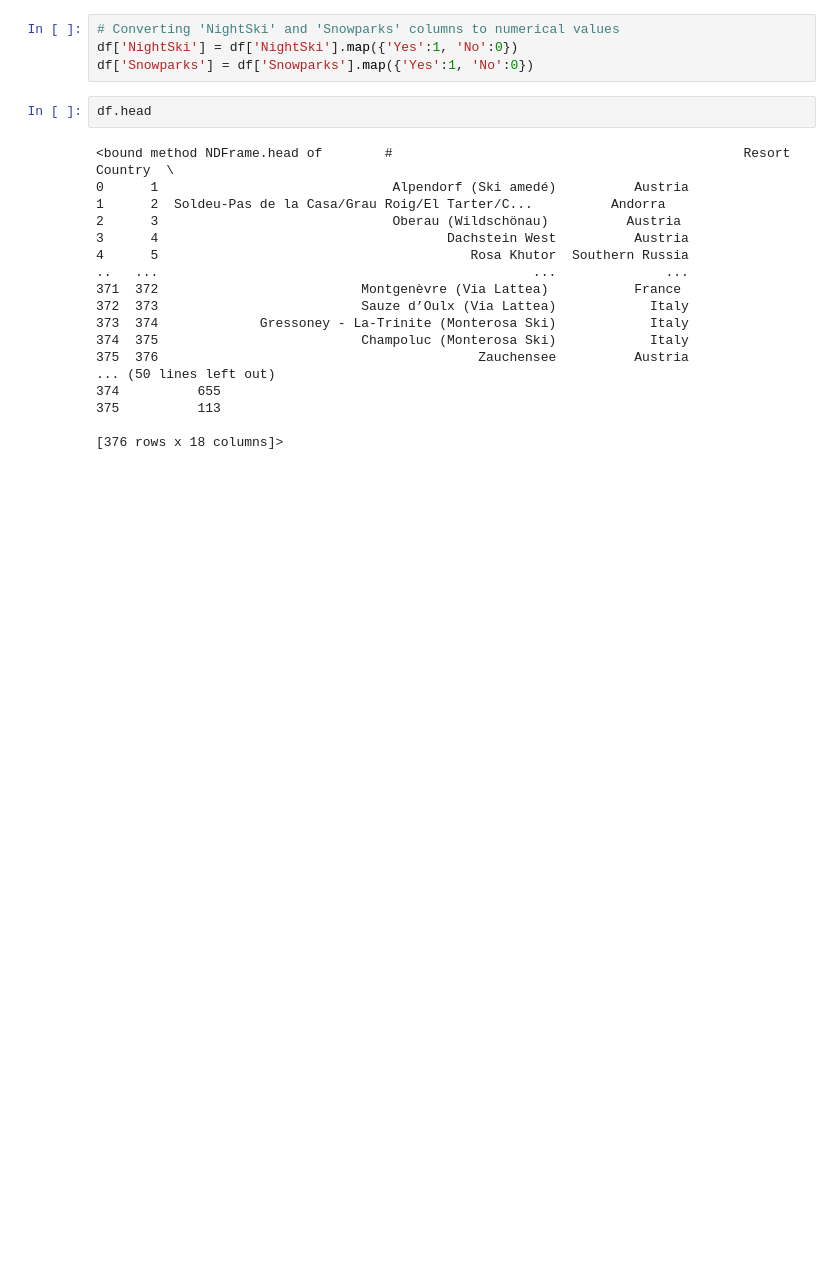
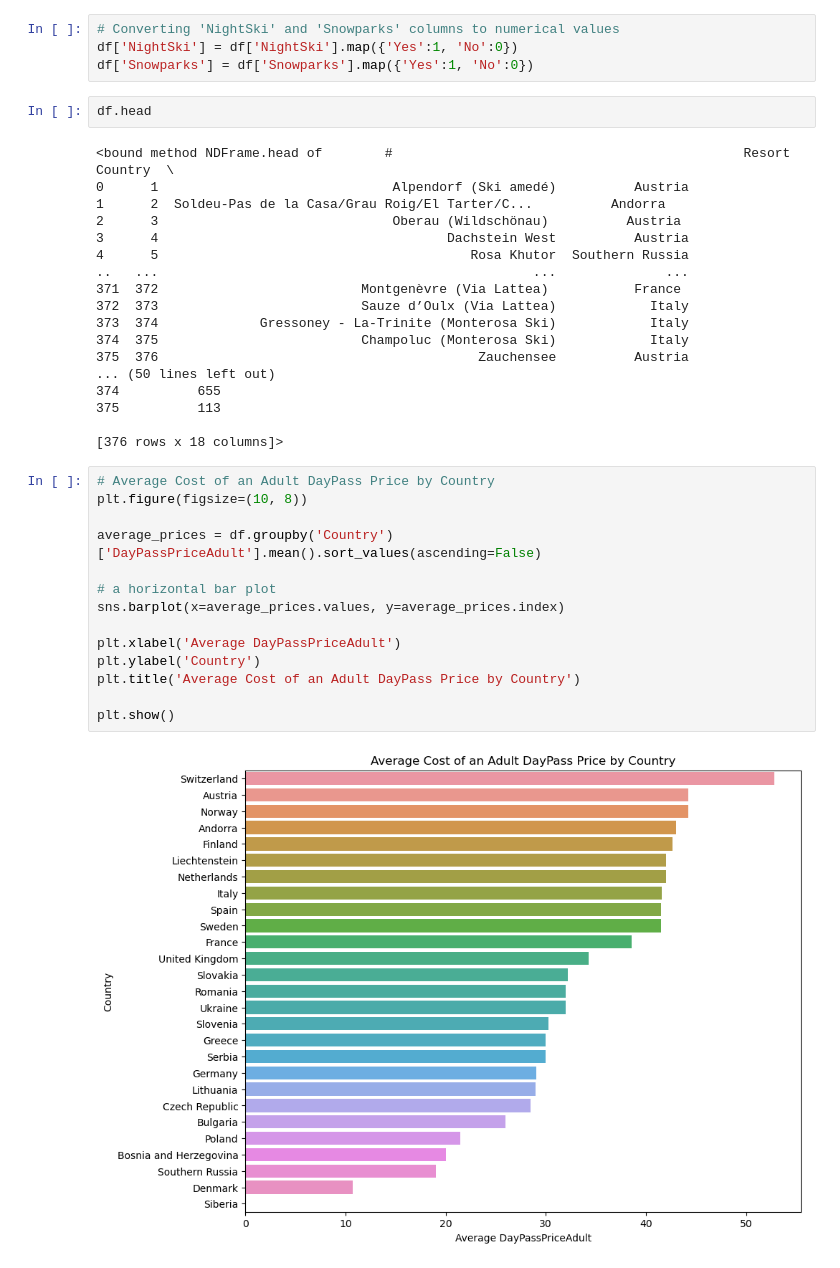
Before and after one commit to defunSM/European-Ski-Resort, a Jupyter notebook: code/02transform.ipynb, the cells around one changed output. Saved outputs shown, nothing was run; the diff lists cells and outputs as text; blank space fills up the shorter version.

Commit message:
added graphs

```diff
--- a/code/02transform.ipynb
+++ b/code/02transform.ipynb
@@ -33,3 +33,19 @@ df.head
 375          113
 
 [376 rows x 18 columns]>
+# %%
+# Average Cost of an Adult DayPass Price by Country
+plt.figure(figsize=(10, 8))
+
+average_prices = df.groupby('Country')['DayPassPriceAdult'].mean().sort_values(ascending=False)
+
+# a horizontal bar plot
+sns.barplot(x=average_prices.values, y=average_prices.index)
+
+plt.xlabel('Average DayPassPriceAdult')
+plt.ylabel('Country')
+plt.title('Average Cost of an Adult DayPass Price by Country')
+
+plt.show()
+# %% [output]
+[figure, added]
```
Also changed, not shown: parts of 11 cells of this notebook, 3 other files.
